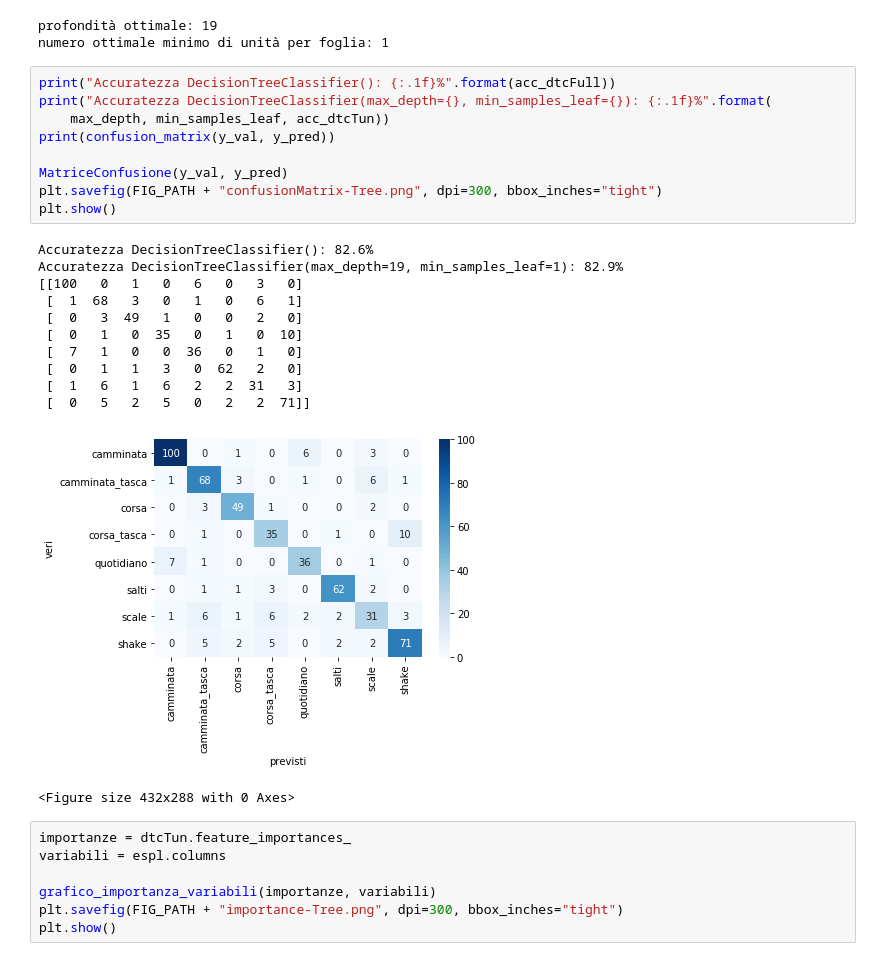
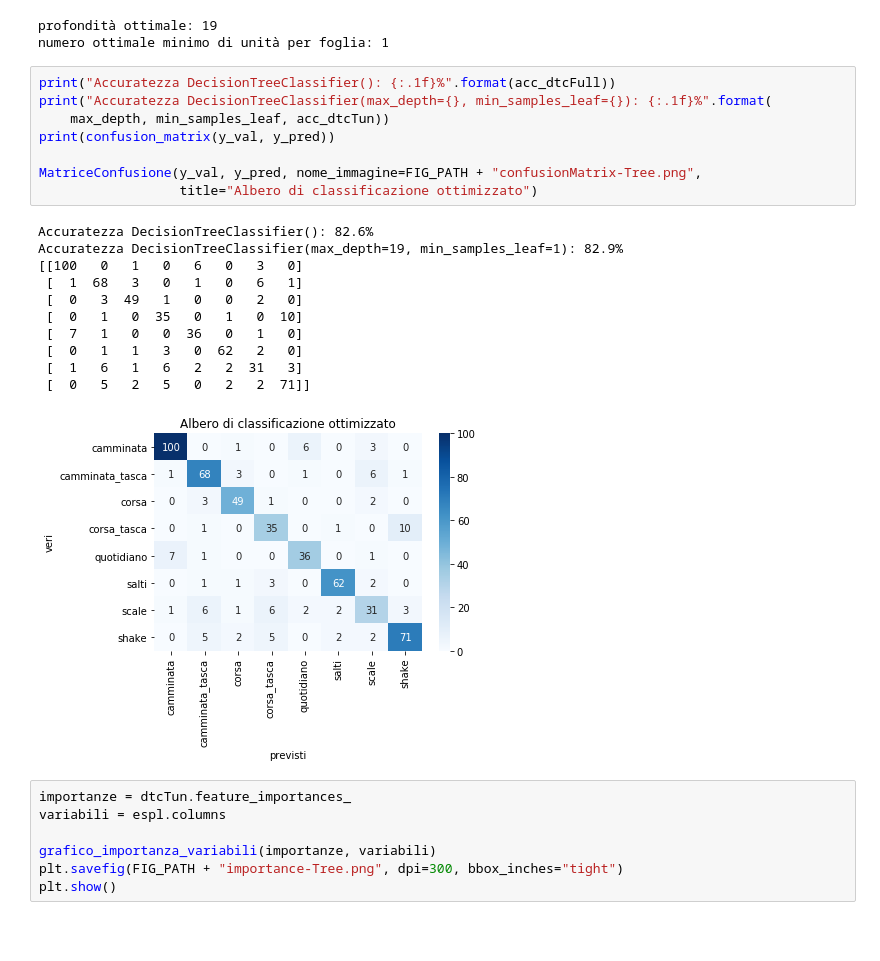
Before and after one commit to DedZago/msbd, a Jupyter notebook: Completo.ipynb, the cells around one changed output. Drawn from its saved outputs; the diff is of its cells as text; blank space fills up the shorter version.

```diff
--- a/Completo.ipynb
+++ b/Completo.ipynb
@@ -439,25 +442,23 @@ numero ottimale minimo di unità per foglia: 1
 # %%
 print("Accuratezza DecisionTreeClassifier(): {:.1f}%".format(acc_dtcFull))
 print("Accuratezza DecisionTreeClassifier(max_depth={}, min_samples_leaf={}): {:.1f}%".format(
     max_depth, min_samples_leaf, acc_dtcTun))
 print(confusion_matrix(y_val, y_pred))
 
-MatriceConfusione(y_val, y_pred)
-plt.savefig(FIG_PATH + "confusionMatrix-Tree.png", dpi=300, bbox_inches="tight")
-plt.show()
+MatriceConfusione(y_val, y_pred, nome_immagine=FIG_PATH + "confusionMatrix-Tree.png",
+                  title="Albero di classificazione ottimizzato")
 # %% [output]
 Accuratezza DecisionTreeClassifier(): 82.6%
 Accuratezza DecisionTreeClassifier(max_depth=19, min_samples_leaf=1): 82.9%
 [[100   0   1   0   6   0   3   0]
  [  1  68   3   0   1   0   6   1]
  [  0   3  49   1   0   0   2   0]
  [  0   1   0  35   0   1   0  10]
  [  7   1   0   0  36   0   1   0]
  [  0   1   1   3   0  62   2   0]
  [  1   6   1   6   2   2  31   3]
  [  0   5   2   5   0   2   2  71]]
-[figure, old version]
+[figure, new version]
-<Figure size 432x288 with 0 Axes>
 # %%
 importanze = dtcTun.feature_importances_
 variabili = espl.columns
```
Also changed, not shown: parts of 17 cells of this notebook, 33 other files.
